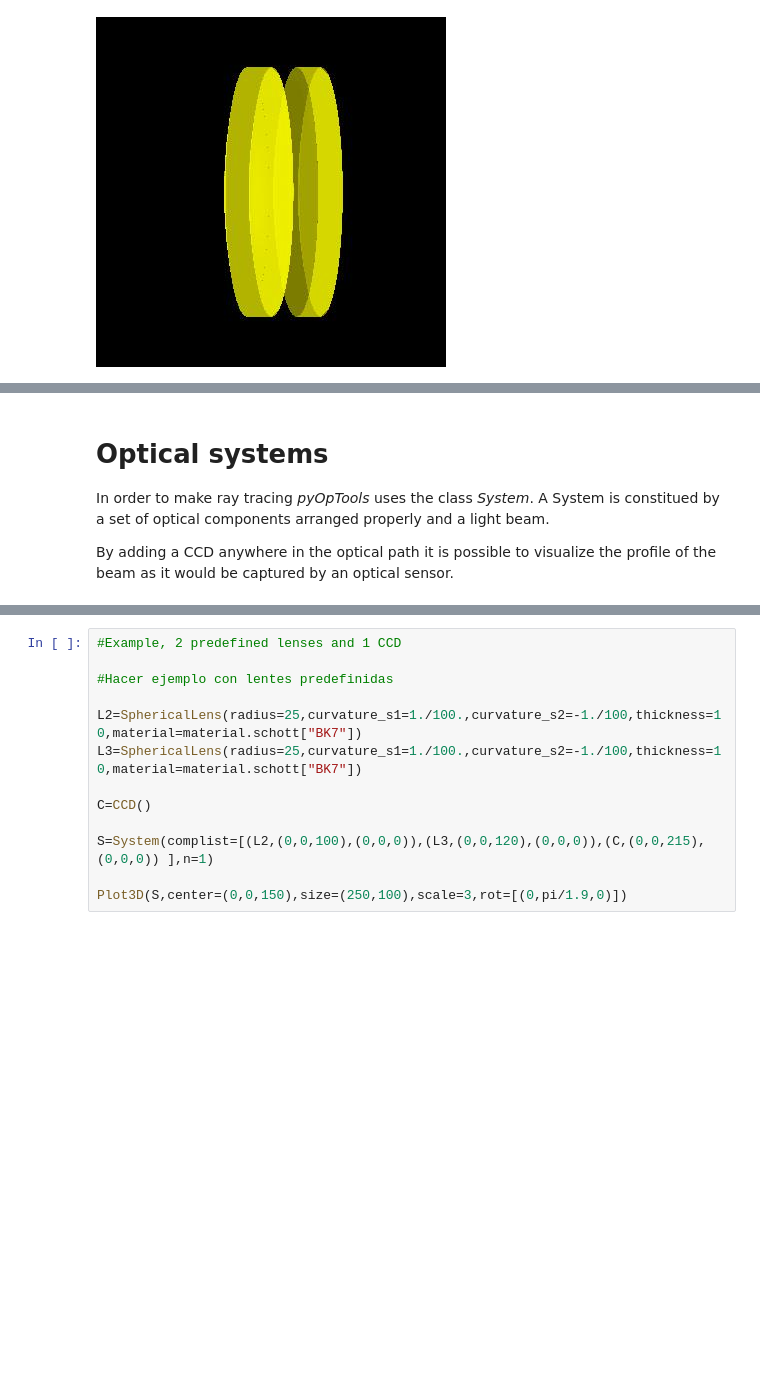
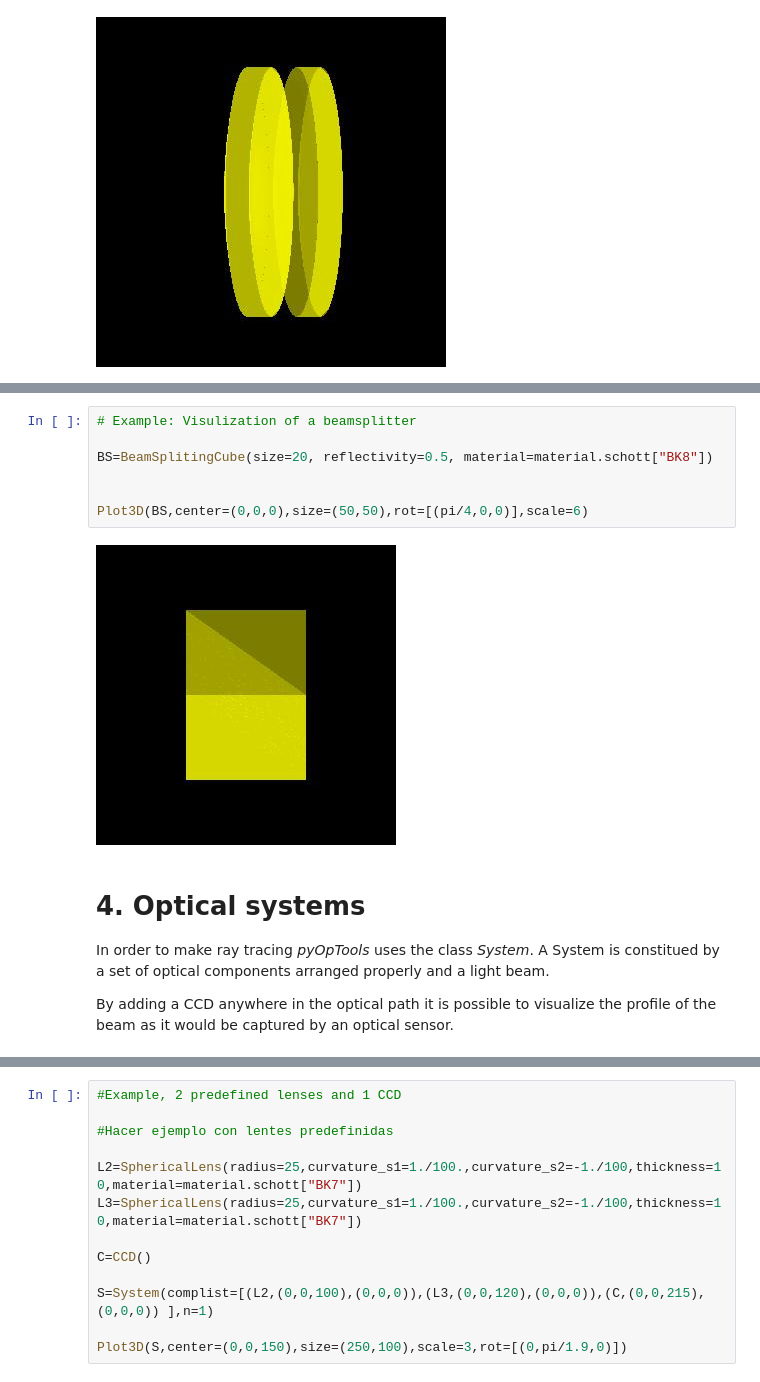
Before and after one commit to cihologramas/pyoptools, a Jupyter notebook: Tutorial.0.ipynb, the cells around one changed output, grey strips where cells are left out. Drawn from its saved outputs; the diff is of its cells as text; blank space fills up the shorter version.

```diff
--- a/Tutorial.0.ipynb
+++ b/Tutorial.0.ipynb
@@ -320,5 +368,14 @@ Plot3D(m,center=(0,0,0),size=(150,150),rot=[(pi/6,0,0)],scale=2)
+# %%
+# Example: Visulization of a beamsplitter
+
+BS=BeamSplitingCube(size=20, reflectivity=0.5, material=material.schott["BK8"])
+
+
+Plot3D(BS,center=(0,0,0),size=(50,50),rot=[(pi/4,0,0)],scale=6)
+# %% [output]
+[figure, added]
 # %% [markdown]
-# Optical systems
+# 4. Optical systems <a class="anchor" id="4"></a>
 
 In order to make ray tracing *pyOpTools* uses the class *System*. A System is constitued by a set of optical components arranged properly and a light beam.
 
```
Also changed, not shown: parts of 32 cells of this notebook, 3 other files.
